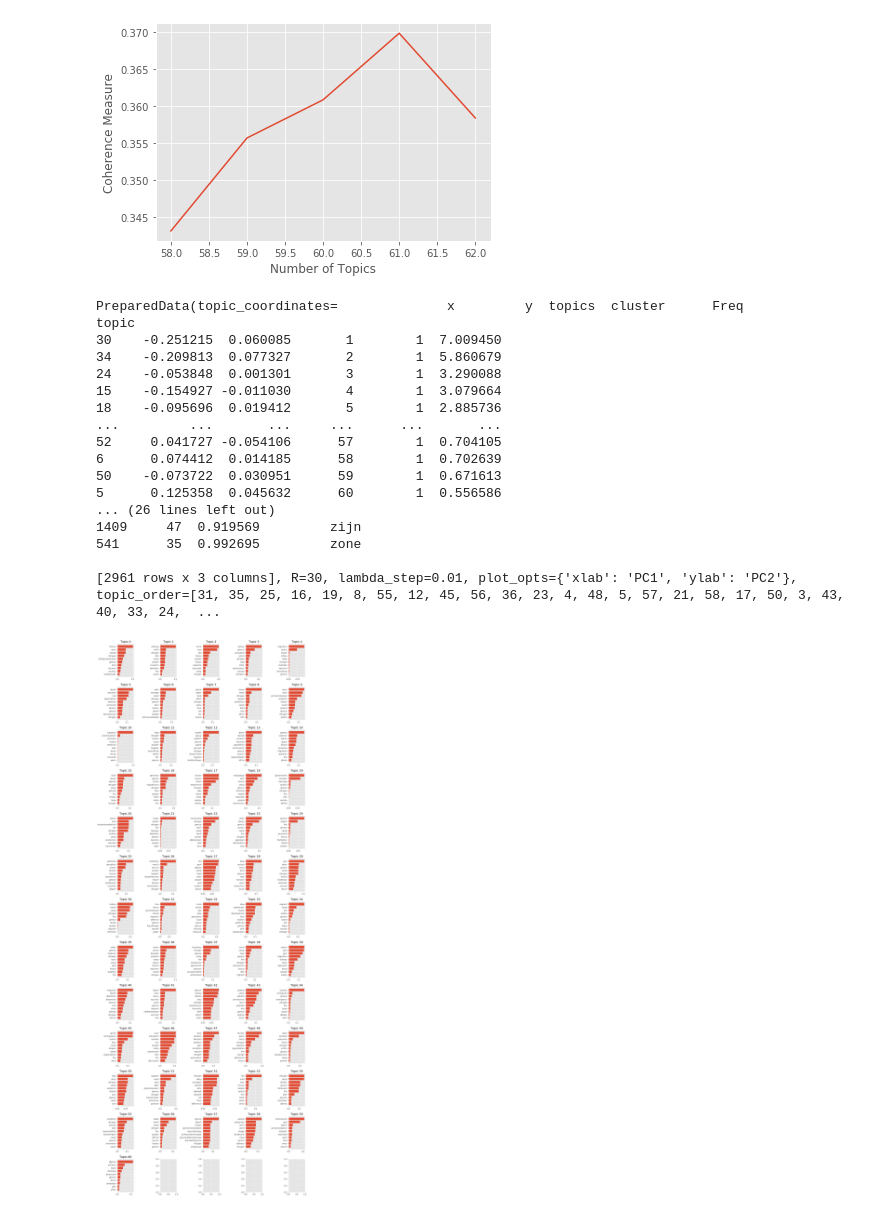
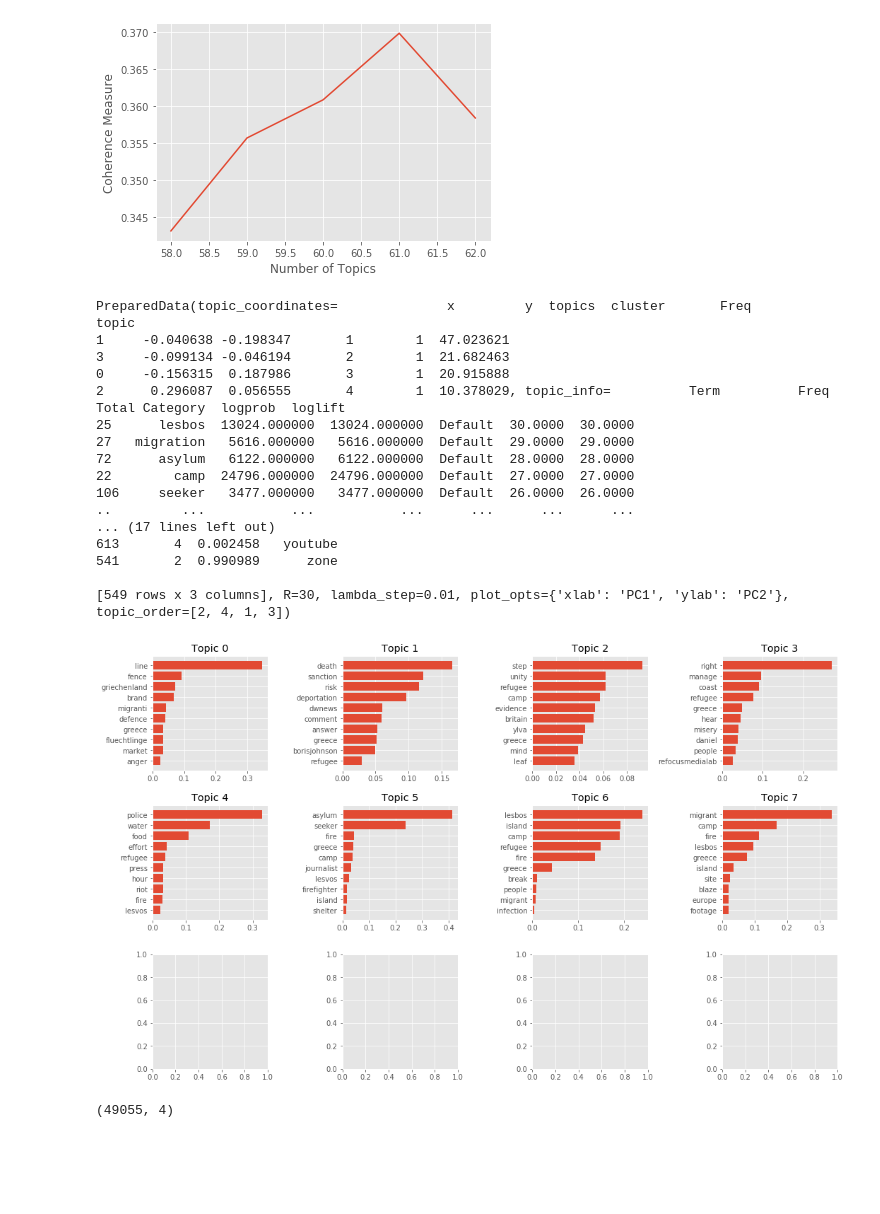
Before and after one commit to janiwo/refugee_project, a Jupyter notebook: EDA.ipynb, the cells around one changed output. Cells and saved outputs as stored; diff of their text form; code cells hidden in the pictures; blank space fills up the shorter version.

```diff
--- a/EDA.ipynb
+++ b/EDA.ipynb
@@ -765,7 +768,7 @@ Iter for 62 topics running
 # %%
 lda_model = gensim.models.ldamodel.LdaModel(corpus=corpus,
                                             id2word=id2word,
-                                            num_topics=61,
+                                            num_topics=4,
                                             alpha="auto",
                                             eta="auto",
                                             random_state=42)
@@ -774,23 +777,23 @@ pyLDAvis.enable_notebook()
 vis = pyLDAvis.gensim.prepare(lda_model, corpus, id2word)
 vis
 # %% [output]
-PreparedData(topic_coordinates=              x         y  topics  cluster      Freq
+PreparedData(topic_coordinates=              x         y  topics  cluster       Freq
 topic
-30    -0.251215  0.060085       1        1  7.009450
-34    -0.209813  0.077327       2        1  5.860679
-24    -0.053848  0.001301       3        1  3.290088
-15    -0.154927 -0.011030       4        1  3.079664
-18    -0.095696  0.019412       5        1  2.885736
-...         ...       ...     ...      ...       ...
-52     0.041727 -0.054106      57        1  0.704105
-6      0.074412  0.014185      58        1  0.702639
-50    -0.073722  0.030951      59        1  0.671613
-5      0.125358  0.045632      60        1  0.556586
-... (26 lines left out)
-1409     47  0.919569         zijn
-541      35  0.992695         zone
+1     -0.040638 -0.198347       1        1  47.023621
+3     -0.099134 -0.046194       2        1  21.682463
+0     -0.156315  0.187986       3        1  20.915888
+2      0.296087  0.056555       4        1  10.378029, topic_info=          Term          Freq         Total Category  logprob  loglift
+25      lesbos  13024.000000  13024.000000  Default  30.0000  30.0000
+27   migration   5616.000000   5616.000000  Default  29.0000  29.0000
+72      asylum   6122.000000   6122.000000  Default  28.0000  28.0000
+22        camp  24796.000000  24796.000000  Default  27.0000  27.0000
+106     seeker   3477.000000   3477.000000  Default  26.0000  26.0000
+..         ...           ...           ...      ...      ...      ...
+... (17 lines left out)
+613       4  0.002458   youtube
+541       2  0.990989      zone
 
-[2961 rows x 3 columns], R=30, lambda_step=0.01, plot_opts={'xlab': 'PC1', 'ylab': 'PC2'}, topic_order=[31, 35, 25, 16, 19, 8, 55, 12, 45, 56, 36, 23, 4, 48, 5, 57, 21, 58, 17, 50, 3, 43, 40, 33, 24,  ...
+[549 rows x 3 columns], R=30, lambda_step=0.01, plot_opts={'xlab': 'PC1', 'ylab': 'PC2'}, topic_order=[2, 4, 1, 3])
 # %%
 def top_word_vis(lda_model, num_topics, num_words, items_per_row):
     """
@@ -816,6 +819,6 @@ def top_word_vis(lda_model, num_topics, num_words, items_per_row):
         axs[math.floor(i/items_per_row)][i%items_per_row].set_title('Topic {}'.format(i))
     fig.tight_layout(pad=1.5)
 # %%
-top_word_vis(lda_model, num_topics=61, num_words=10, items_per_row=5)
+top_word_vis(lda_model, num_topics=8, num_words=10, items_per_row=4)
 # %% [output]
-[figure, old version]
+[figure, new version]
@@ -821,0 +829,6 @@ top_word_vis(lda_model, num_topics=61, num_words=10, items_per_row=5)
+# %%
+doc2top = df_doc2top.values
+
+doc2top.shape
+# %% [output]
+(49055, 4)
```
Also changed, not shown: parts of 4 cells of this notebook.
